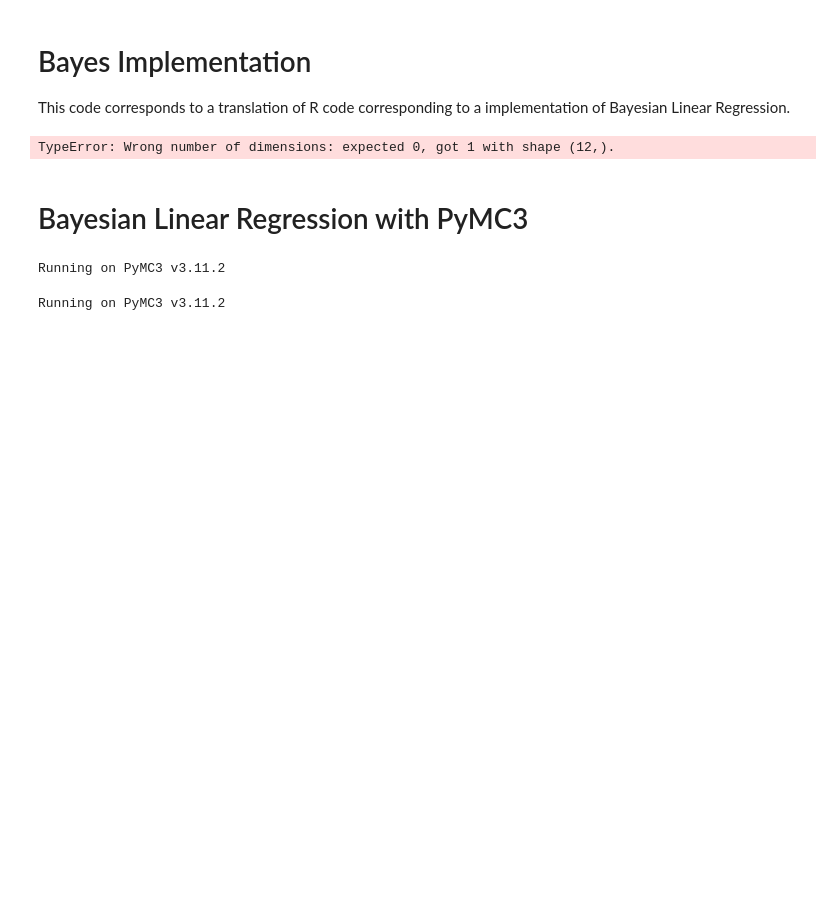
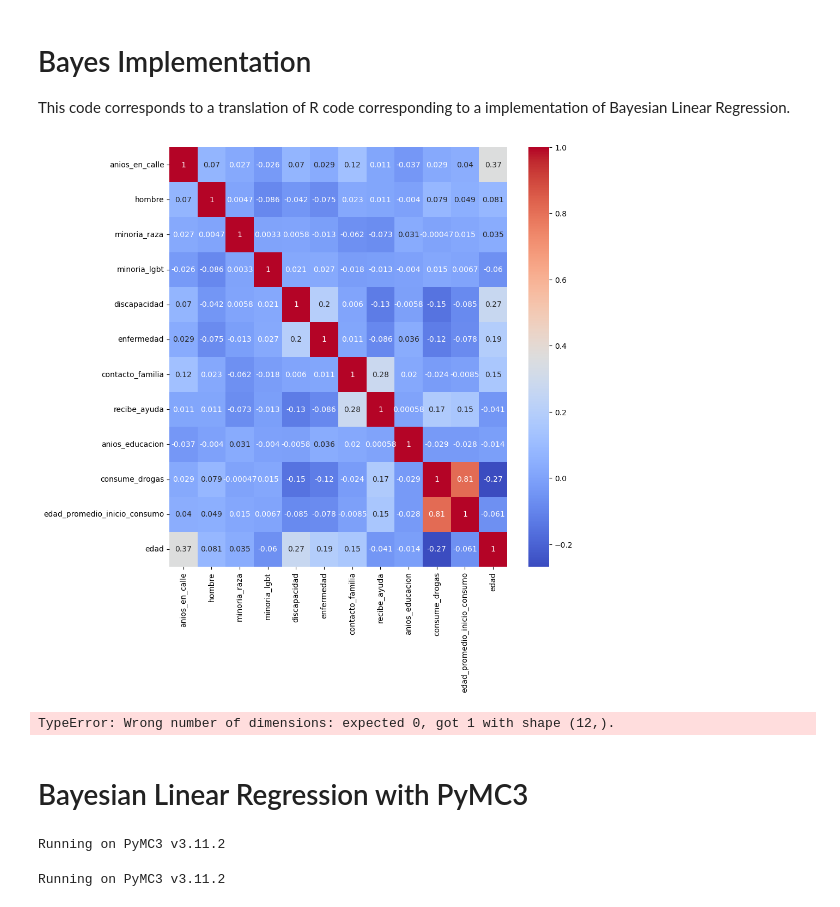
Before and after one commit to rmateusc/bayes-homelessness, a Jupyter notebook: src/bayes_implementation.ipynb, the cells around one changed output. Cells and saved outputs as stored; diff of their text form; code cells hidden in the pictures; blank space fills up the shorter version.

```diff
--- a/src/bayes_implementation.ipynb
+++ b/src/bayes_implementation.ipynb
@@ -18,3 +18,37 @@ data = pd.read_csv("filtered_data.csv")
+# %%
+# Get root directory
+root_dir = os.path.dirname(os.path.abspath(''))
+# read data
+data = pd.read_csv(
+    os.path.join(root_dir, 'data', 'CHC_base_anonimizada09-09-2021.csv')
+    )
+# filter data
+data_filter = filter_data(data)
+# add logarithmic variables
+add_logarithmic_variables(data_filter)
+# plot correlations
+variables_interest = [
+    'anios_en_calle',
+    'hombre',
+    'minoria_raza',
+    'minoria_lgbt',
+    'discapacidad',
+    'enfermedad',
+    'contacto_familia',
+    'recibe_ayuda',
+    'anios_educacion',
+    'consume_drogas',
+    'edad_promedio_inicio_consumo',
+    'edad'
+]
+
+plot_correlations(
+    data_filter,
+    variables_interest,
+    save=False
+    )
+# %% [output]
+[figure, added]
 # %%
 y = data["anios_en_calle"].values.reshape(-1, 1)
 X = np.hstack((np.ones((len(y), 1)), data[[
```
Also changed, not shown: parts of 2 cells of this notebook, 1 other file.
